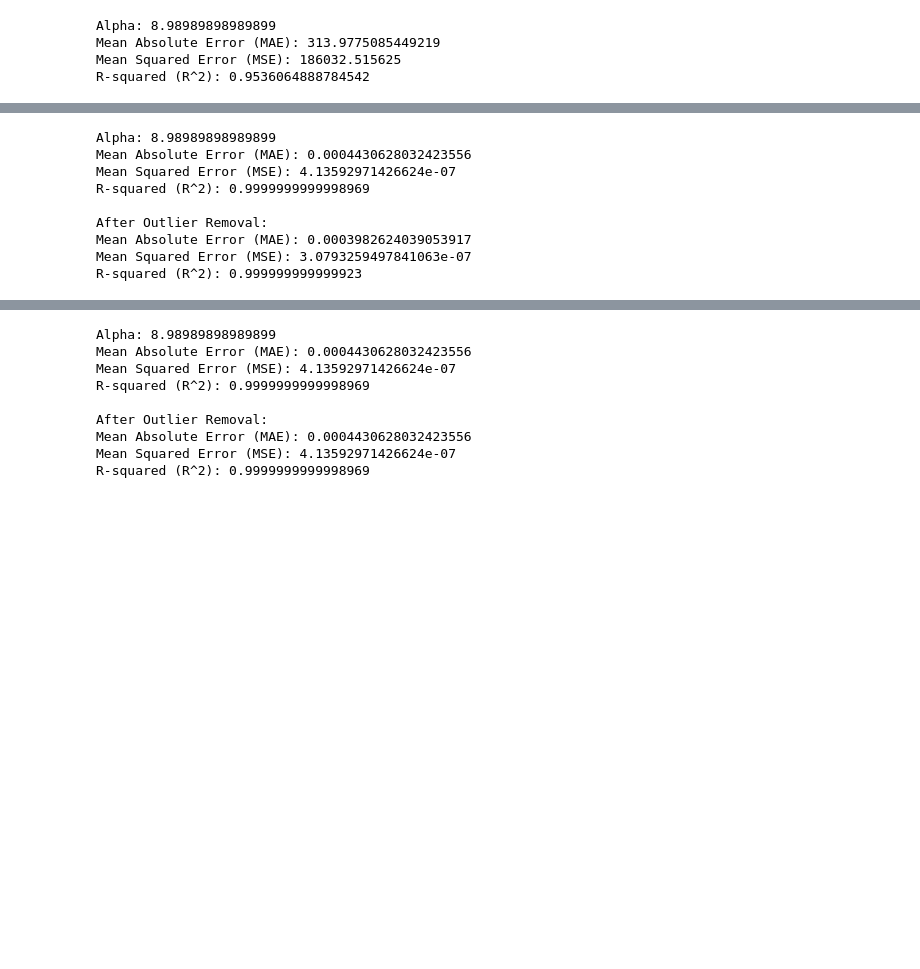
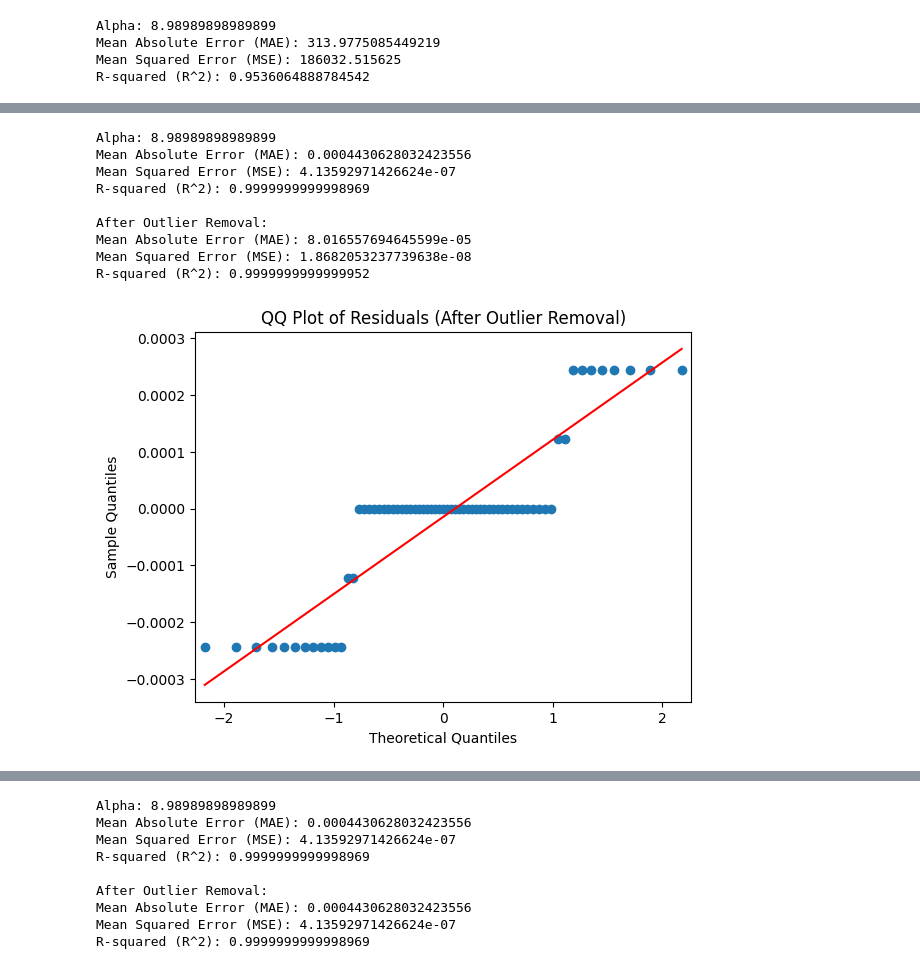
Before and after one commit to rich-hyun/Battle-of-the-Strongest-Statisticians, a Jupyter notebook: final_static.ipynb, the cells around one changed output, grey strips where cells are left out. Drawn from its saved outputs; the diff is of its cells as text; code cells hidden in the pictures; blank space fills up the shorter version.

```diff
--- a/final_static.ipynb
+++ b/final_static.ipynb
@@ -709,29 +1186,4 @@ R-squared (R^2): 0.9621422193019733
 # %%
-#Z-score 이상치 제거
-import numpy as np
-import pandas as pd
-from sklearn.model_selection import train_test_split
-from sklearn.linear_model import Ridge
-from sklearn.metrics import mean_absolute_error, mean_squared_error, r2_score
-
-# 데이터 불러오기
-data_wdc = 'https://raw.githubusercontent.com/rich-hyun/Battle-of-the-Strongest-Statisticians/main/2011%5EF2012_WDC_original_day.csv'
-data = pd.read_csv(data_wdc)
-
-# 열 이름 선택
-selected_columns = ['dteday', 'season', 'yr', 'mnth', 'holiday', 'weekday', 'workingday', 'weathersit', 'temp', 'atemp', 'hum', 'windspeed', 'casual', 'registered', 'cnt']
-data = data[selected_columns]
-
-# 날짜 열을 숫자로 변환 (예: 날짜를 일로 표현)
-data['dteday'] = pd.to_datetime(data['dteday'])
-data['dteday'] = (data['dteday'] - data['dteday'].min()).dt.days.astype(float)
-
-# 범주형 데이터 처리 (예: 원-핫 인코딩)
-data = pd.get_dummies(data, columns=['season', 'yr', 'mnth', 'holiday', 'weekday', 'workingday', 'weathersit'])
-
-# 결측치 처리 (예: 평균값으로 대체)
-data = data.fillna(data.mean())
-
 # 'cnt'와 'instant'를 제외한 변수들을 X로 사용, 'cnt'를 y로 사용
 X = data.drop(['cnt'], axis=1).values.astype(np.float32)
 y = data['cnt'].values.astype(np.float32)
@@ -756,7 +1208,7 @@ r_squared = r2_score(y_test, y_pred)
 
 # Z 점수 기반 이상치 제거
 z_scores = np.abs((y_test - y_pred) / np.std(y_test - y_pred))
-threshold = 3  # 임계값 설정
+threshold = 0.5  # 임계값 설정
 outliers = np.where(z_scores > threshold)
 X_test_cleaned = np.delete(X_test, outliers, axis=0)
 y_test_cleaned = np.delete(y_test, outliers)
@@ -785,6 +1237,23 @@ Mean Squared Error (MSE): 4.13592971426624e-07
 R-squared (R^2): 0.9999999999998969
 
 After Outlier Removal:
-Mean Absolute Error (MAE): 0.0003982624039053917
-Mean Squared Error (MSE): 3.0793259497841063e-07
-R-squared (R^2): 0.999999999999923
+Mean Absolute Error (MAE): 8.016557694645599e-05
+Mean Squared Error (MSE): 1.8682053237739638e-08
+R-squared (R^2): 0.9999999999999952
+# %%
+import statsmodels.api as sm
+import matplotlib.pyplot as plt
+
+# Ridge 모델 학습 후 예측한 결과
+residuals_cleaned = y_test_cleaned - y_pred_cleaned
+
+# QQ 플롯 생성
+sm.qqplot(residuals_cleaned, line='s')  # 's'는 기준선을 의미합니다.
+
+# QQ 플롯에 제목 추가
+plt.title('QQ Plot of Residuals (After Outlier Removal)')
+
+# 그래프 표시
+plt.show()
+# %% [output]
+[figure, added]
```
Also changed, not shown: parts of 63 cells of this notebook.
